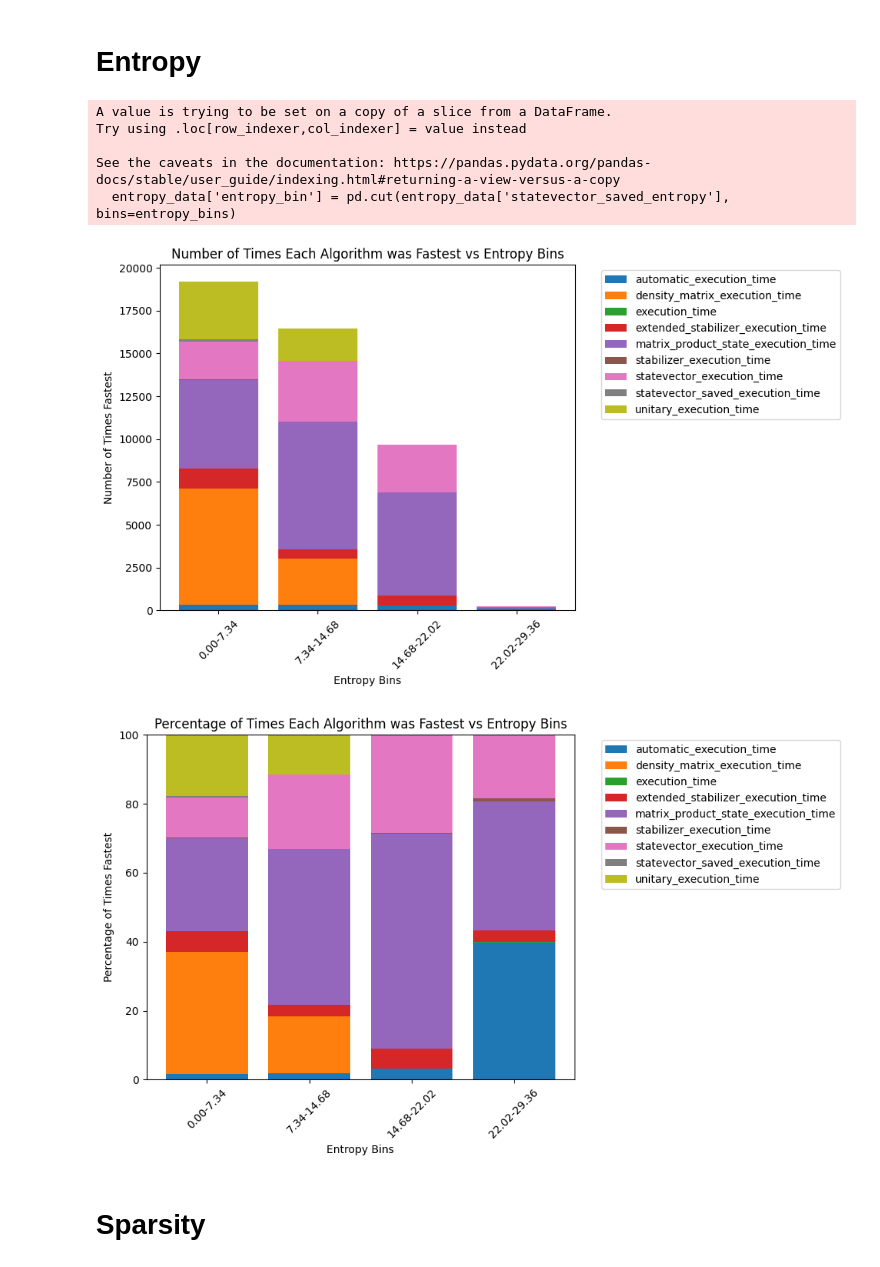
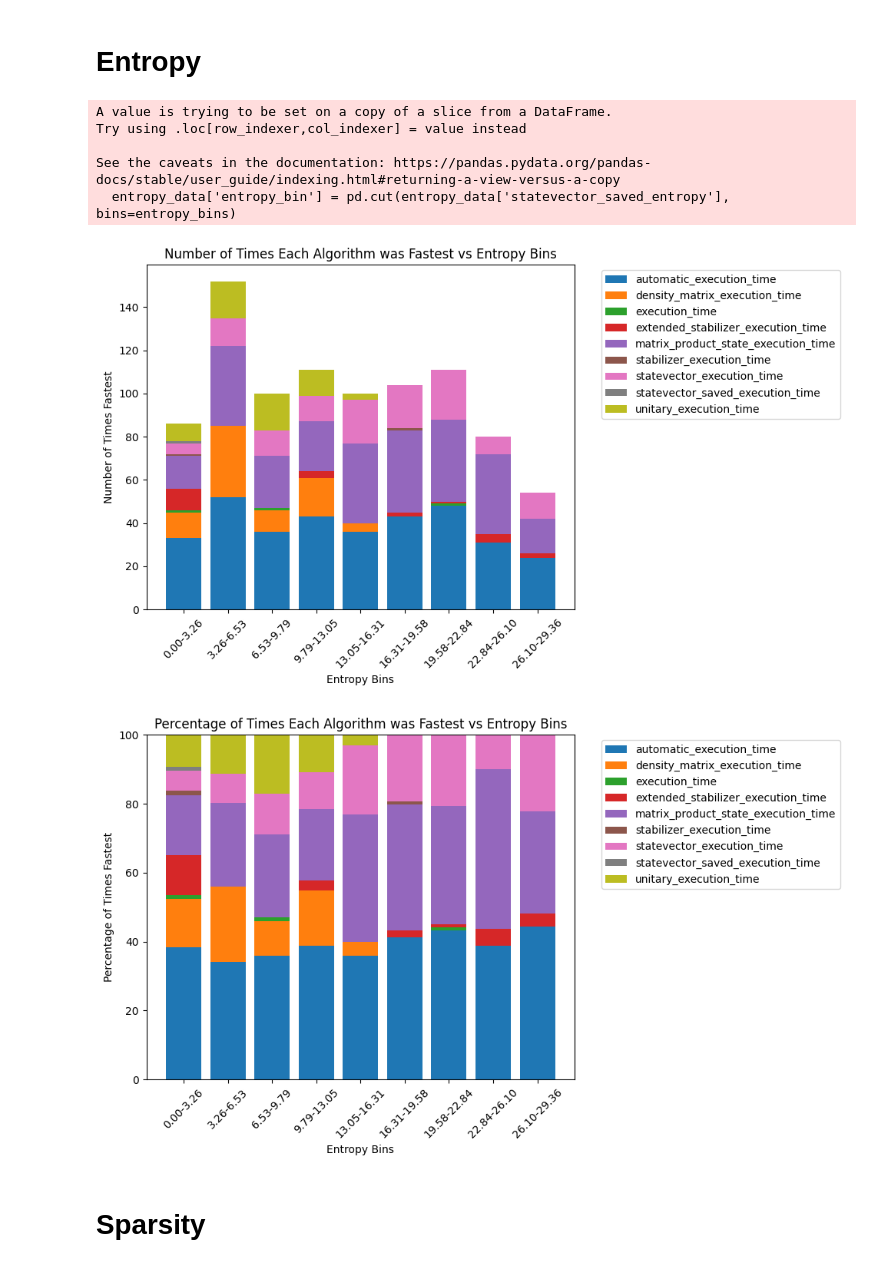
Before and after one commit to andreiilinescu/InferQ, a Jupyter notebook: analysis/dynamic.ipynb, the cells around one changed output. Cells and saved outputs as stored; diff of their text form; code cells hidden in the pictures.

```diff
--- a/analysis/dynamic.ipynb
+++ b/analysis/dynamic.ipynb
@@ -5,6 +5,6 @@ import seaborn as sns
 import numpy as np
 from utils import *
 # %%
-data = pd.read_csv('circuits_data100000.csv')
+data = pd.read_csv('circuits_data1000.csv')
 print(data.shape)
 # %% [output]
@@ -26,18 +26,18 @@ make_histogram_grid(data, features, "Relevant static features")
 # %% [markdown]
 # Entropy
 # %%
-bin_labels, fastest_counts = plot_entropy_bin_times(data, time_columns, bins = 5)
+bin_labels, fastest_counts = plot_entropy_bin_times(data, time_columns, bins = 10)
 # %% [output]
 A value is trying to be set on a copy of a slice from a DataFrame.
 Try using .loc[row_indexer,col_indexer] = value instead
 
 See the caveats in the documentation: https://pandas.pydata.org/pandas-docs/stable/user_guide/indexing.html#returning-a-view-versus-a-copy
   entropy_data['entropy_bin'] = pd.cut(entropy_data['statevector_saved_entropy'], bins=entropy_bins)
-[figure, old version]
+[figure, new version]
 # %%
 plot_bin_times_percentage(bin_labels, fastest_counts, time_columns, label="Entropy")
 # %% [output]
-[figure, old version]
+[figure, new version]
 # %% [markdown]
 # Sparsity
 # %%
```
Also changed, not shown: parts of 4 cells of this notebook, 3 other files.
